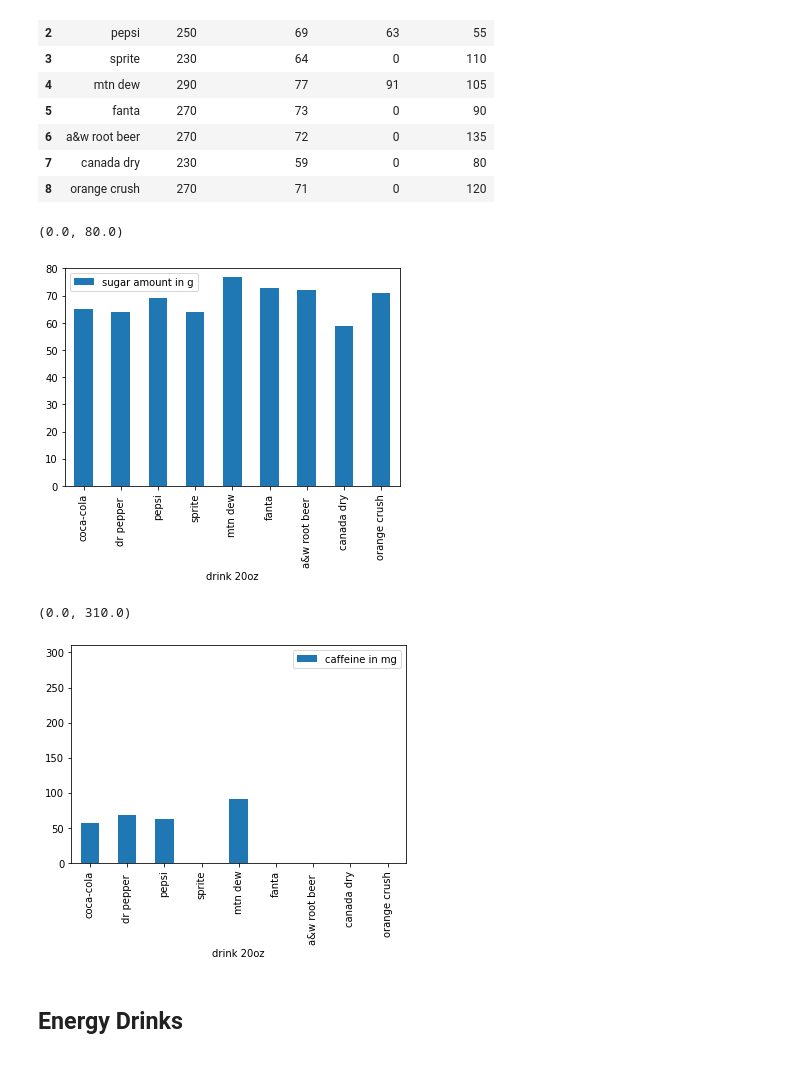
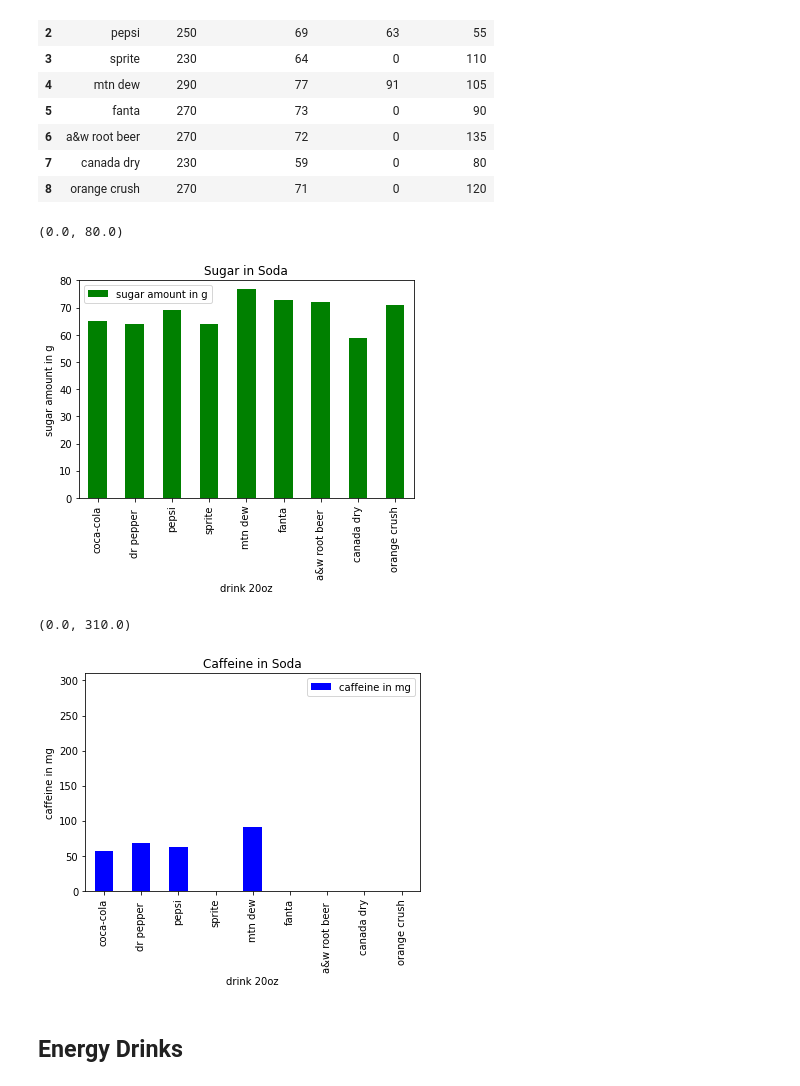
Before and after one commit to CarlosSandoval0/sugarproject, a Jupyter notebook: sugarproject6.23.21.ipynb, the cells around one changed output. Cells and saved outputs as stored; diff of their text form; code cells hidden in the pictures.

Commit message:
adding color to bar plot

```diff
--- a/sugarproject6.23.21.ipynb
+++ b/sugarproject6.23.21.ipynb
@@ -74,19 +74,25 @@ soda_nf
 | 8 | orange crush | 270 | 71 | 0 | 120 |
 # %%
 #Now, lets compare the sugar content
-soda_nf.plot.bar(x='drink 20oz', y='sugar amount in g')
+soda_nf.plot.bar(x='drink 20oz', y='sugar amount in g', color="#008000")
+#Y label
+plt.ylabel("sugar amount in g")
+#title label
+plt.title("Sugar in Soda")
 
 #gca = Get Current Axis
 ax = matplotlib.pyplot.gca()
 
 #limits the y axis to 80
 ax.set_ylim([0,80])
 # %% [output]
 (0.0, 80.0)
-[figure, old version]
+[figure, new version]
 # %%
 #What about the caffeine?
-soda_nf.plot.bar(x='drink 20oz', y='caffeine in mg')
+soda_nf.plot.bar(x='drink 20oz', y='caffeine in mg', color="#0000FF")
+plt.ylabel("caffeine in mg")
+plt.title("Caffeine in Soda")
 
 ax = matplotlib.pyplot.gca()
 
@@ -94,7 +100,7 @@ ax = matplotlib.pyplot.gca()
 ax.set_ylim([0,310])
 # %% [output]
 (0.0, 310.0)
-[figure, old version]
+[figure, new version]
 # %% [markdown]
 ## Energy Drinks
 # %%
```
Also changed, not shown: parts of 7 cells of this notebook, 1 other file.
